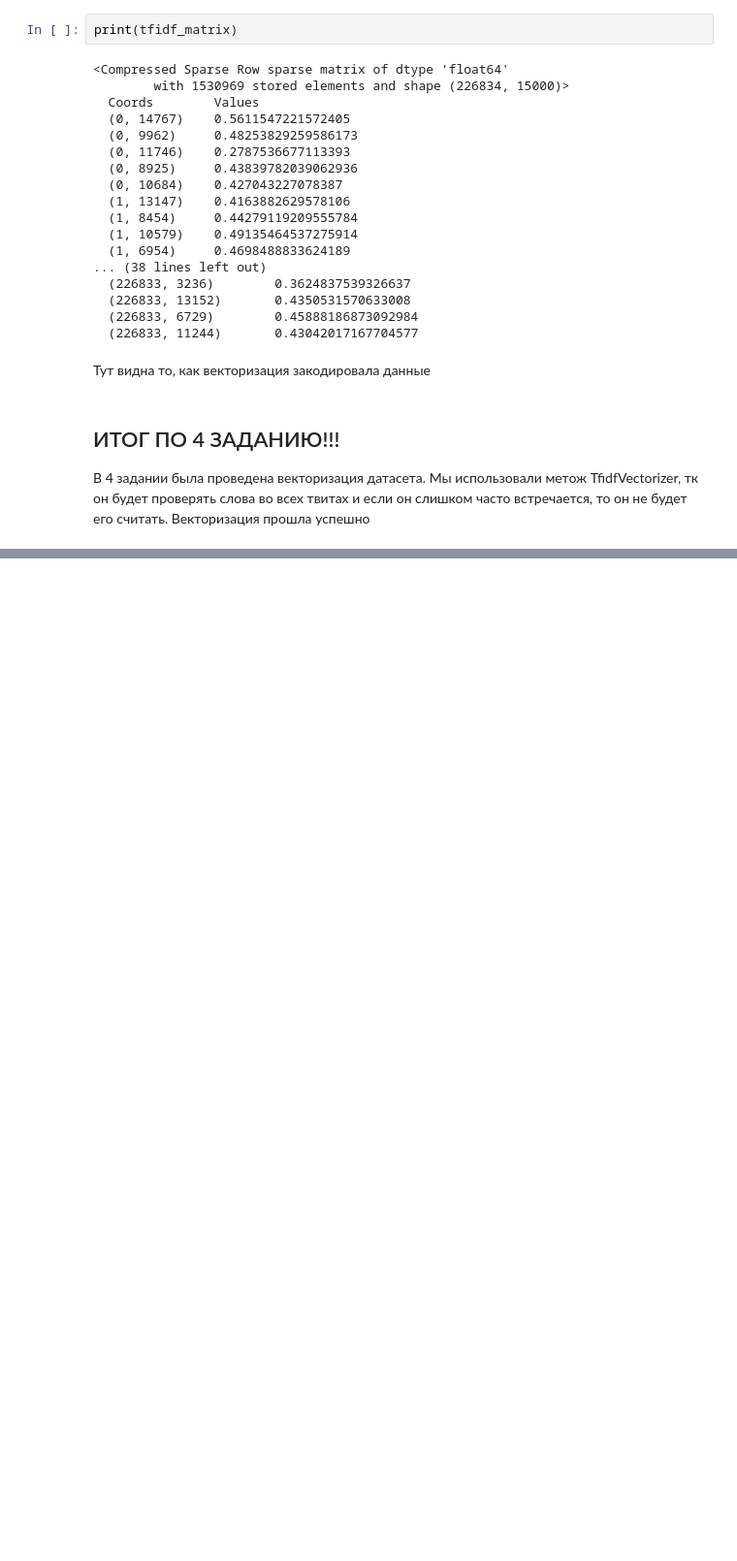
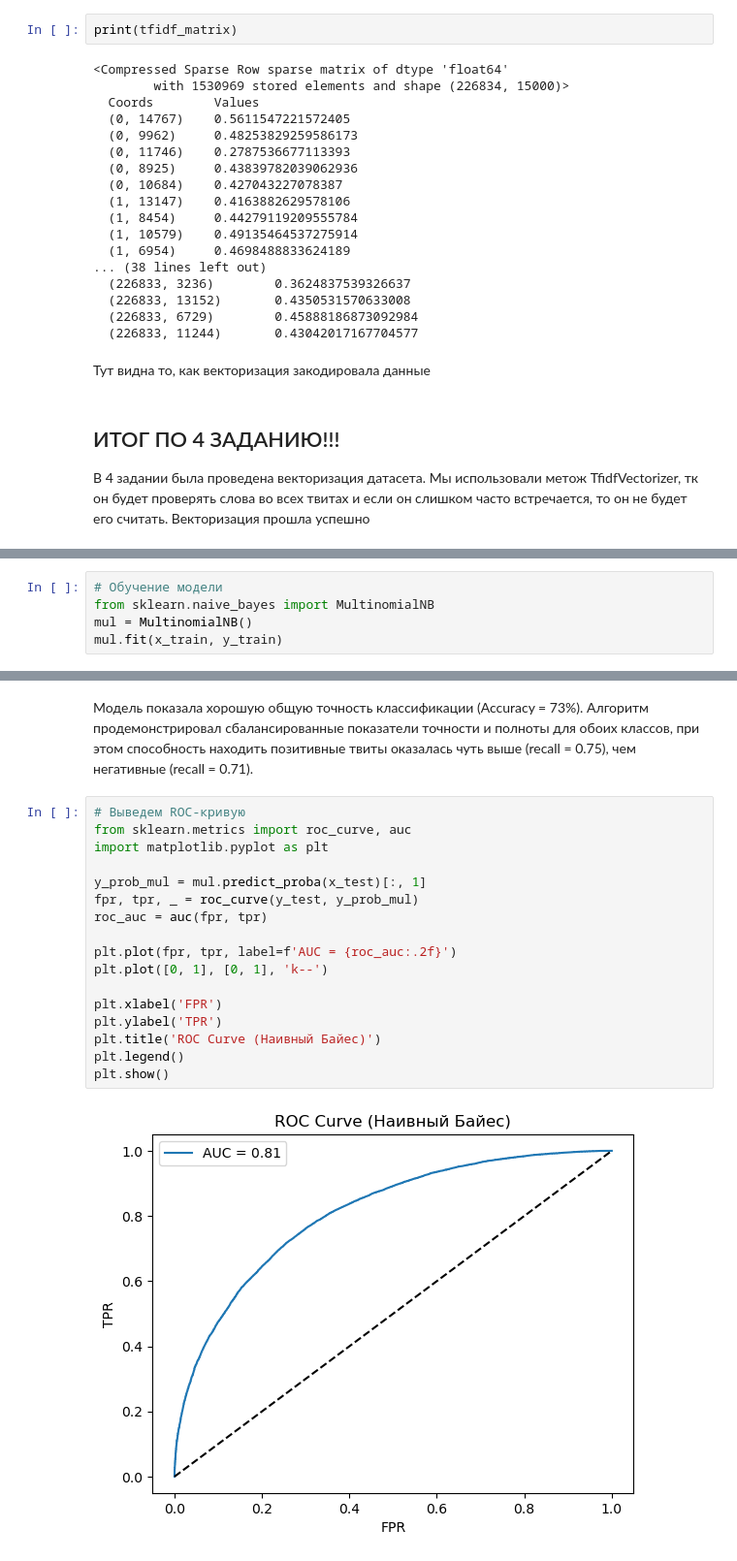
Before and after one commit to Kuma102/Final-work, a Jupyter notebook: Итоговая работа.ipynb, the cells around one changed output, grey strips where cells are left out. Shown at 97% size. Saved outputs shown, nothing was run; the diff lists cells and outputs as text; blank space fills up the shorter version.

```diff
--- a/Итоговая работа.ipynb
+++ b/Итоговая работа.ipynb
@@ -602,0 +723,5 @@ print(tfidf_matrix)
+# %%
+# Обучение модели
+from sklearn.naive_bayes import MultinomialNB
+mul = MultinomialNB()
+mul.fit(x_train, y_train)
@@ -602,0 +746,21 @@ print(tfidf_matrix)
+# %% [markdown]
+Модель показала хорошую общую точность классификации (Accuracy = 73%). Алгоритм продемонстрировал сбалансированные показатели точности и полноты для обоих классов, при этом способность находить позитивные твиты оказалась чуть выше (recall = 0.75), чем негативные (recall = 0.71).
+# %%
+# Выведем ROC-кривую
+from sklearn.metrics import roc_curve, auc
+import matplotlib.pyplot as plt
+
+y_prob_mul = mul.predict_proba(x_test)[:, 1]
+fpr, tpr, _ = roc_curve(y_test, y_prob_mul)
+roc_auc = auc(fpr, tpr)
+
+plt.plot(fpr, tpr, label=f'AUC = {roc_auc:.2f}')
+plt.plot([0, 1], [0, 1], 'k--')
+
+plt.xlabel('FPR')
+plt.ylabel('TPR')
+plt.title('ROC Curve (Наивный Байес)')
+plt.legend()
+plt.show()
+# %% [output]
+[figure, added]
```
Also changed, not shown: parts of 37 cells of this notebook.
